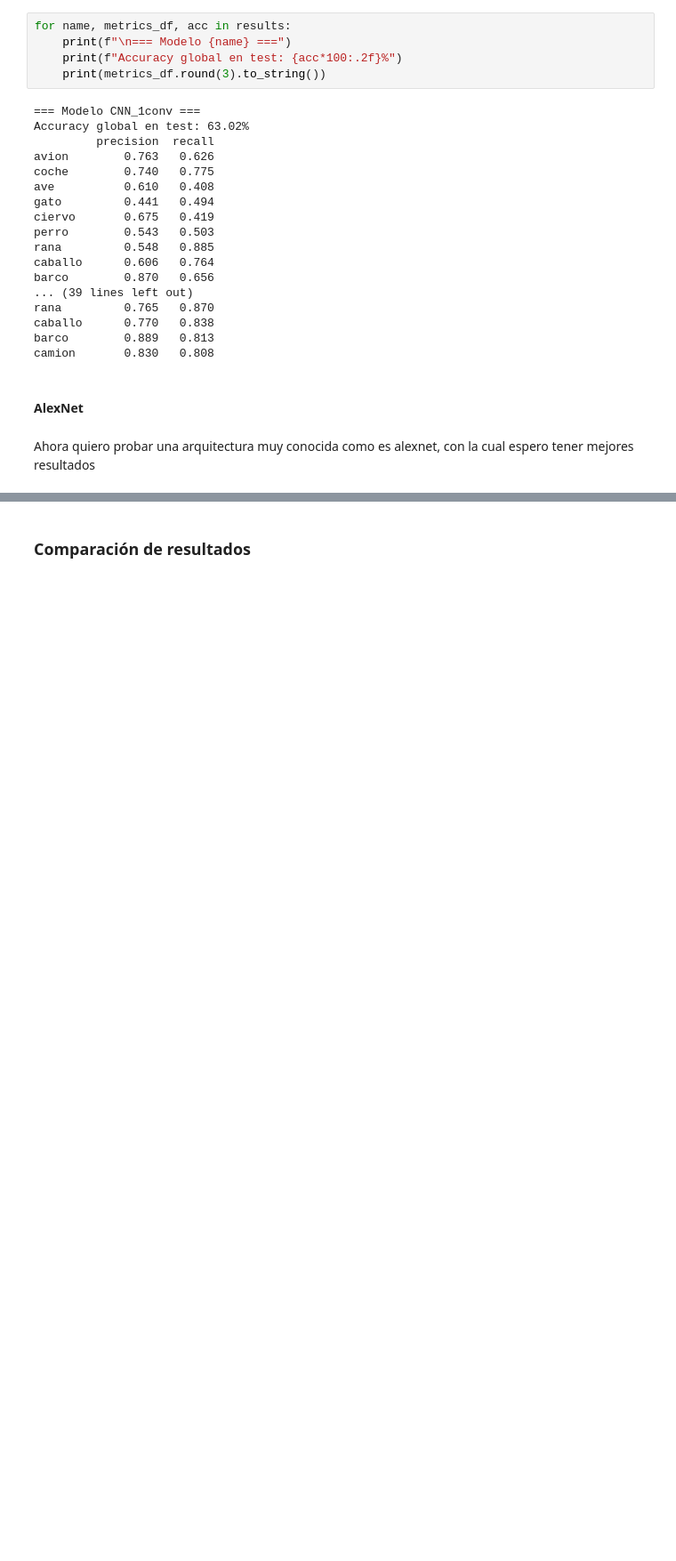
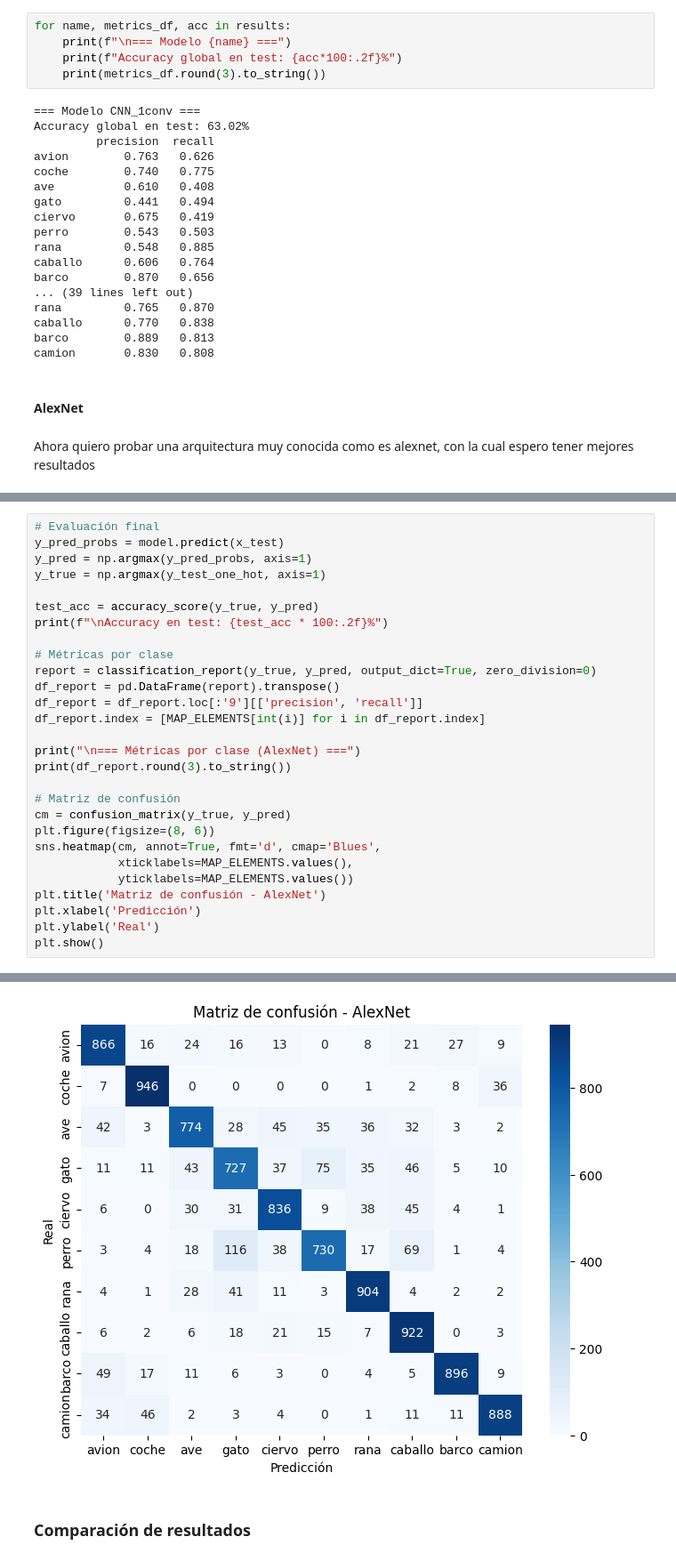
Before and after one commit to cabamarcos/CIFAR10_CNN, a Jupyter notebook: muinar06_act2_individual.ipynb, the cells around one changed output, grey strips where cells are left out. Shown at 89% size. Saved outputs shown, nothing was run; the diff lists cells and outputs as text; blank space fills up the shorter version.

```diff
--- a/muinar06_act2_individual.ipynb
+++ b/muinar06_act2_individual.ipynb
@@ -687,0 +853,29 @@ camion       0.774   0.950
+# %%
+# Evaluación final
+y_pred_probs = model.predict(x_test)
+y_pred = np.argmax(y_pred_probs, axis=1)
+y_true = np.argmax(y_test_one_hot, axis=1)
+
+test_acc = accuracy_score(y_true, y_pred)
+print(f"\nAccuracy en test: {test_acc * 100:.2f}%")
+
+# Métricas por clase
+report = classification_report(y_true, y_pred, output_dict=True, zero_division=0)
+df_report = pd.DataFrame(report).transpose()
+df_report = df_report.loc[:'9'][['precision', 'recall']]
+df_report.index = [MAP_ELEMENTS[int(i)] for i in df_report.index]
+
+print("\n=== Métricas por clase (AlexNet) ===")
+print(df_report.round(3).to_string())
+
+# Matriz de confusión
+cm = confusion_matrix(y_true, y_pred)
+plt.figure(figsize=(8, 6))
+sns.heatmap(cm, annot=True, fmt='d', cmap='Blues',
+            xticklabels=MAP_ELEMENTS.values(),
+            yticklabels=MAP_ELEMENTS.values())
+plt.title('Matriz de confusión - AlexNet')
+plt.xlabel('Predicción')
+plt.ylabel('Real')
+plt.show()
+# %% [output]
@@ -688,3 +898,4 @@ camion       0.774   0.950
+[figure, added]
 # %% [markdown]
 ### Comparación de resultados
 # %% [markdown]
```
Also changed, not shown: parts of 26 cells of this notebook.
